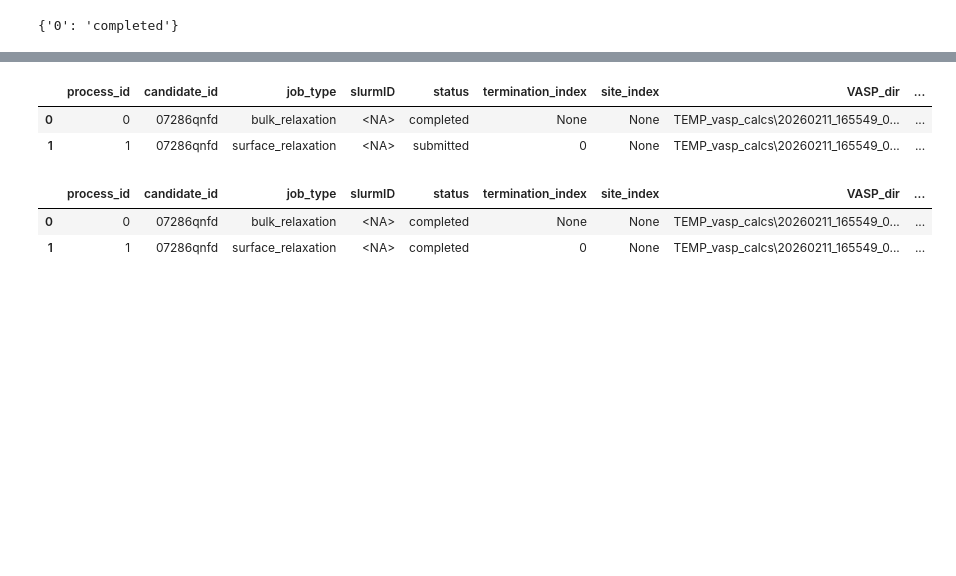
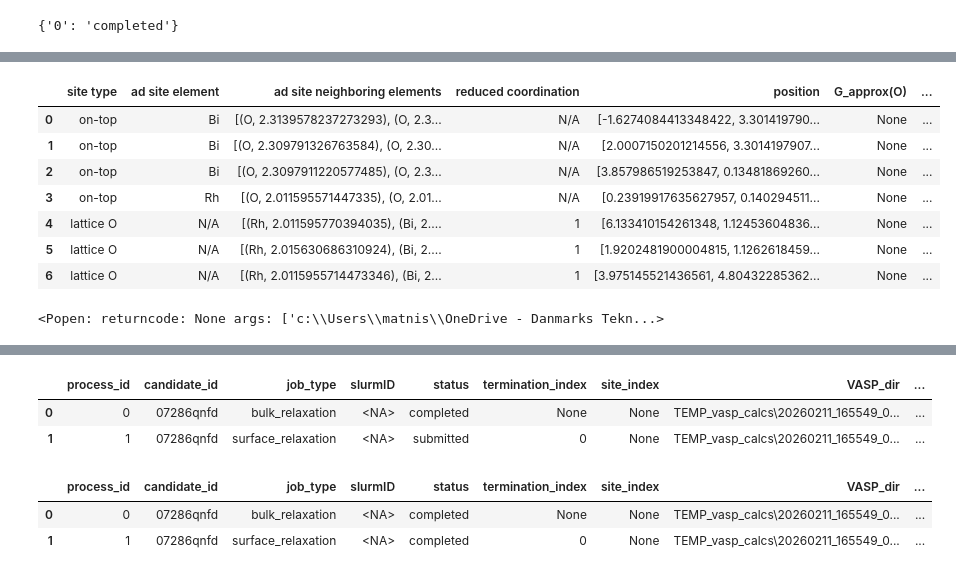
Before and after one commit to Matminator/GNoME_DREAMS_OER_screening, a Jupyter notebook: notebooks/sudo_workflow.ipynb, the cells around one changed output, grey strips where cells are left out. Saved outputs shown, nothing was run; the diff lists cells and outputs as text; code cells hidden in the pictures; blank space fills up the shorter version.

```diff
--- a/notebooks/sudo_workflow.ipynb
+++ b/notebooks/sudo_workflow.ipynb
@@ -92,3 +89,18 @@ ranking.sort_values('Normalized score', ascending=False)
+# %%
+study.get_init_adsorption_sites_df(10)
+# %% [output]
+|  | site type | ad site element | ad site neighboring elements | reduced coordination | position | G_approx(O) | ... |
+| 0 | on-top | Bi | [(O, 2.3139578237273293), (O, 2.3... | N/A | [-1.6274084413348422, 3.301419790... | None | ... |
+| 1 | on-top | Bi | [(O, 2.309791326763584), (O, 2.30... | N/A | [2.0007150201214556, 3.3014197907... | None | ... |
+| 2 | on-top | Bi | [(O, 2.3097911220577485), (O, 2.3... | N/A | [3.857986519253847, 0.13481869260... | None | ... |
+| 3 | on-top | Rh | [(O, 2.011595571447335), (O, 2.01... | N/A | [0.23919917635627957, 0.140294511... | None | ... |
+| 4 | lattice O | N/A | [(Rh, 2.011595770394035), (Bi, 2.... | 1 | [6.133410154261348, 1.12453604836... | None | ... |
+| 5 | lattice O | N/A | [(Rh, 2.015630686310924), (Bi, 2.... | 1 | [1.9202481900004815, 1.1262618459... | None | ... |
+| 6 | lattice O | N/A | [(Rh, 2.0115955714473346), (Bi, 2... | 1 | [3.975145521436561, 4.80432285362... | None | ... |
+# %%
+view(study.get_init_adsorption_sites_atoms(10))
+# %% [output]
+<Popen: returncode: None args: ['c:\\Users\\matnis\\OneDrive - Danmarks Tekn...>
 # %%
 study.initialize_oer_surface_study(0)
 # %%
```
Also changed, not shown: parts of 4 cells of this notebook, 2 other files.
